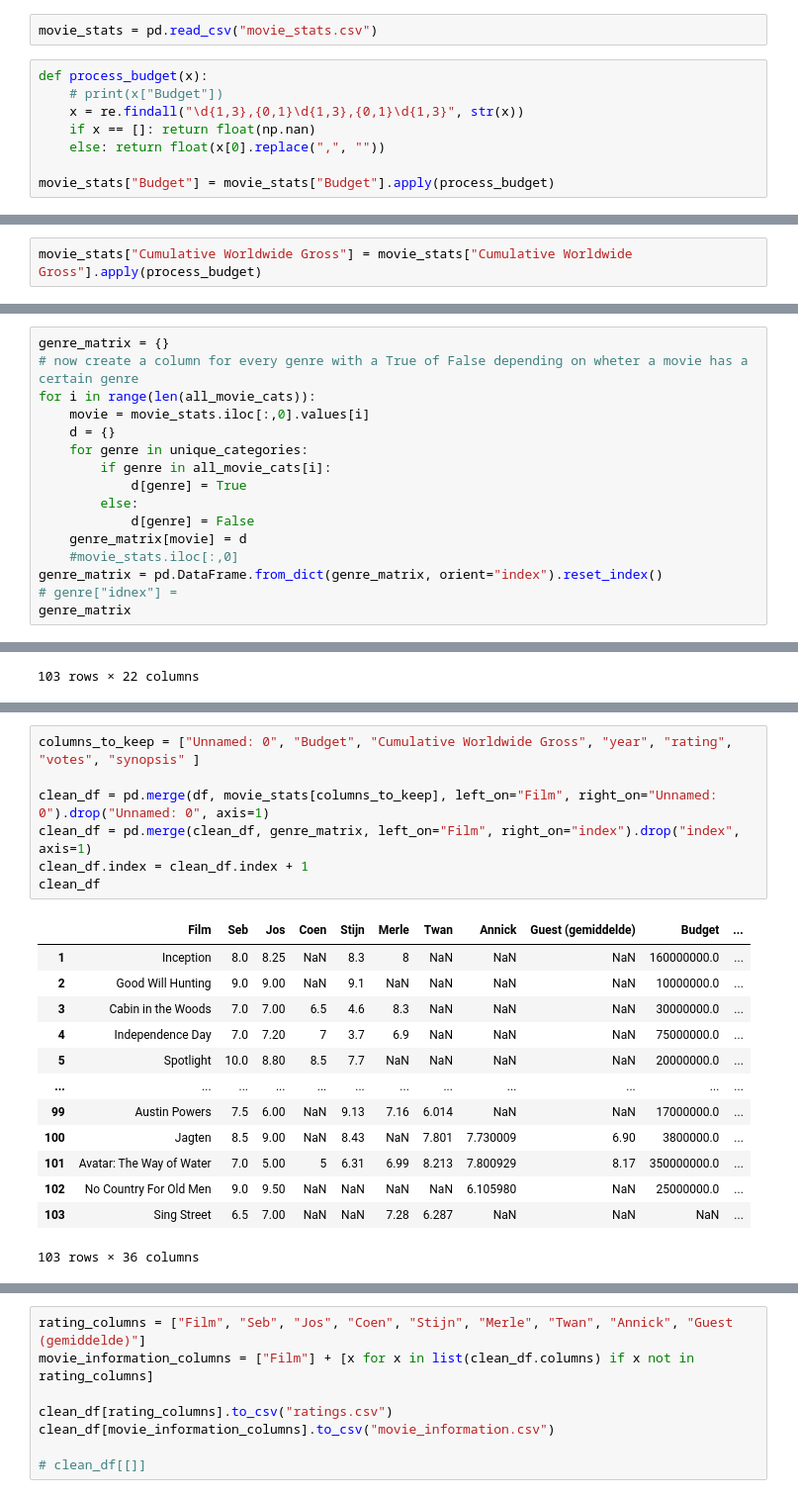
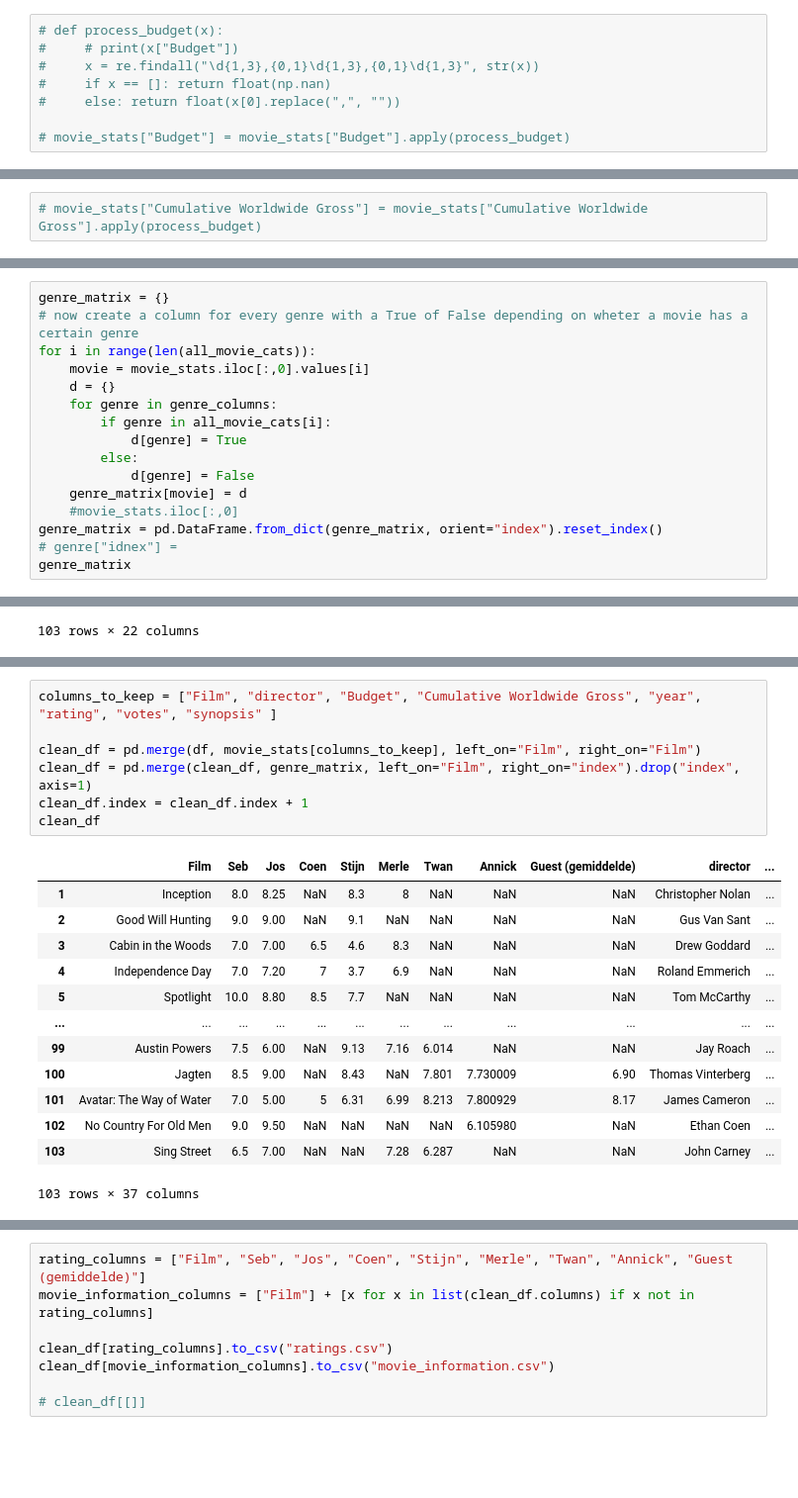
Before and after one commit to Filmavond-Science-Inc/Movie-night-dashboard, a Jupyter notebook: create_movie_dataframe.ipynb, the cells around one changed output, grey strips where cells are left out. Shown: that part at 99% size. Cells and saved outputs as stored; diff of their text form; blank space fills up the shorter version.

```diff
--- a/create_movie_dataframe.ipynb
+++ b/create_movie_dataframe.ipynb
@@ -103,19 +192,17 @@ movie_stats
 # %% [markdown]
 ## Budget
-# %%
-movie_stats = pd.read_csv("movie_stats.csv")
 # %%
-def process_budget(x):
-    # print(x["Budget"])
-    x = re.findall("\d{1,3},{0,1}\d{1,3},{0,1}\d{1,3}", str(x))
-    if x == []: return float(np.nan)
-    else: return float(x[0].replace(",", ""))
+# def process_budget(x):
+#     # print(x["Budget"])
+#     x = re.findall("\d{1,3},{0,1}\d{1,3},{0,1}\d{1,3}", str(x))
+#     if x == []: return float(np.nan)
+#     else: return float(x[0].replace(",", ""))
 
-movie_stats["Budget"] = movie_stats["Budget"].apply(process_budget)
+# movie_stats["Budget"] = movie_stats["Budget"].apply(process_budget)
 # %% [markdown]
 ## Gross
 # %%
-movie_stats["Cumulative Worldwide Gross"] = movie_stats["Cumulative Worldwide Gross"].apply(process_budget)
+# movie_stats["Cumulative Worldwide Gross"] = movie_stats["Cumulative Worldwide Gross"].apply(process_budget)
 # %% [markdown]
 ## Genres
 # %% [markdown]
@@ -196,7 +286,7 @@ genre_matrix = {}
 for i in range(len(all_movie_cats)):
     movie = movie_stats.iloc[:,0].values[i]
     d = {}
-    for genre in unique_categories:
+    for genre in genre_columns:
         if genre in all_movie_cats[i]:
             d[genre] = True
         else:
@@ -239,21 +345,21 @@ movie_stats
 # %%
-columns_to_keep = ["Unnamed: 0", "Budget", "Cumulative Worldwide Gross", "year", "rating", "votes", "synopsis" ]
+columns_to_keep = ["Film", "director", "Budget", "Cumulative Worldwide Gross", "year", "rating", "votes", "synopsis" ]
 
-clean_df = pd.merge(df, movie_stats[columns_to_keep], left_on="Film", right_on="Unnamed: 0").drop("Unnamed: 0", axis=1)
+clean_df = pd.merge(df, movie_stats[columns_to_keep], left_on="Film", right_on="Film")
 clean_df = pd.merge(clean_df, genre_matrix, left_on="Film", right_on="index").drop("index", axis=1)
 clean_df.index = clean_df.index + 1
 clean_df
 # %% [output]
-|  | Film | Seb | Jos | Coen | Stijn | Merle | Twan | Annick | Guest (gemiddelde) | Budget | ... |
-| 1 | Inception | 8.0 | 8.25 | NaN | 8.3 | 8 | NaN | NaN | NaN | 160000000.0 | ... |
-| 2 | Good Will Hunting | 9.0 | 9.00 | NaN | 9.1 | NaN | NaN | NaN | NaN | 10000000.0 | ... |
-| 3 | Cabin in the Woods | 7.0 | 7.00 | 6.5 | 4.6 | 8.3 | NaN | NaN | NaN | 30000000.0 | ... |
-| 4 | Independence Day | 7.0 | 7.20 | 7 | 3.7 | 6.9 | NaN | NaN | NaN | 75000000.0 | ... |
-| 5 | Spotlight | 10.0 | 8.80 | 8.5 | 7.7 | NaN | NaN | NaN | NaN | 20000000.0 | ... |
+|  | Film | Seb | Jos | Coen | Stijn | Merle | Twan | Annick | Guest (gemiddelde) | director | ... |
+| 1 | Inception | 8.0 | 8.25 | NaN | 8.3 | 8 | NaN | NaN | NaN | Christopher Nolan | ... |
+| 2 | Good Will Hunting | 9.0 | 9.00 | NaN | 9.1 | NaN | NaN | NaN | NaN | Gus Van Sant | ... |
+| 3 | Cabin in the Woods | 7.0 | 7.00 | 6.5 | 4.6 | 8.3 | NaN | NaN | NaN | Drew Goddard | ... |
+| 4 | Independence Day | 7.0 | 7.20 | 7 | 3.7 | 6.9 | NaN | NaN | NaN | Roland Emmerich | ... |
+| 5 | Spotlight | 10.0 | 8.80 | 8.5 | 7.7 | NaN | NaN | NaN | NaN | Tom McCarthy | ... |
 | ... | ... | ... | ... | ... | ... | ... | ... | ... | ... | ... | ... |
-| 99 | Austin Powers | 7.5 | 6.00 | NaN | 9.13 | 7.16 | 6.014 | NaN | NaN | 17000000.0 | ... |
-| 100 | Jagten | 8.5 | 9.00 | NaN | 8.43 | NaN | 7.801 | 7.730009 | 6.90 | 3800000.0 | ... |
-| 101 | Avatar: The Way of Water | 7.0 | 5.00 | 5 | 6.31 | 6.99 | 8.213 | 7.800929 | 8.17 | 350000000.0 | ... |
-| 102 | No Country For Old Men | 9.0 | 9.50 | NaN | NaN | NaN | NaN | 6.105980 | NaN | 25000000.0 | ... |
-| 103 | Sing Street | 6.5 | 7.00 | NaN | NaN | 7.28 | 6.287 | NaN | NaN | NaN | ... |
+| 99 | Austin Powers | 7.5 | 6.00 | NaN | 9.13 | 7.16 | 6.014 | NaN | NaN | Jay Roach | ... |
+| 100 | Jagten | 8.5 | 9.00 | NaN | 8.43 | NaN | 7.801 | 7.730009 | 6.90 | Thomas Vinterberg | ... |
+| 101 | Avatar: The Way of Water | 7.0 | 5.00 | 5 | 6.31 | 6.99 | 8.213 | 7.800929 | 8.17 | James Cameron | ... |
+| 102 | No Country For Old Men | 9.0 | 9.50 | NaN | NaN | NaN | NaN | 6.105980 | NaN | Ethan Coen | ... |
+| 103 | Sing Street | 6.5 | 7.00 | NaN | NaN | 7.28 | 6.287 | NaN | NaN | John Carney | ... |
-103 rows × 36 columns
+103 rows × 37 columns
```
Also changed, not shown: parts of 11 cells of this notebook, 10 other files.
